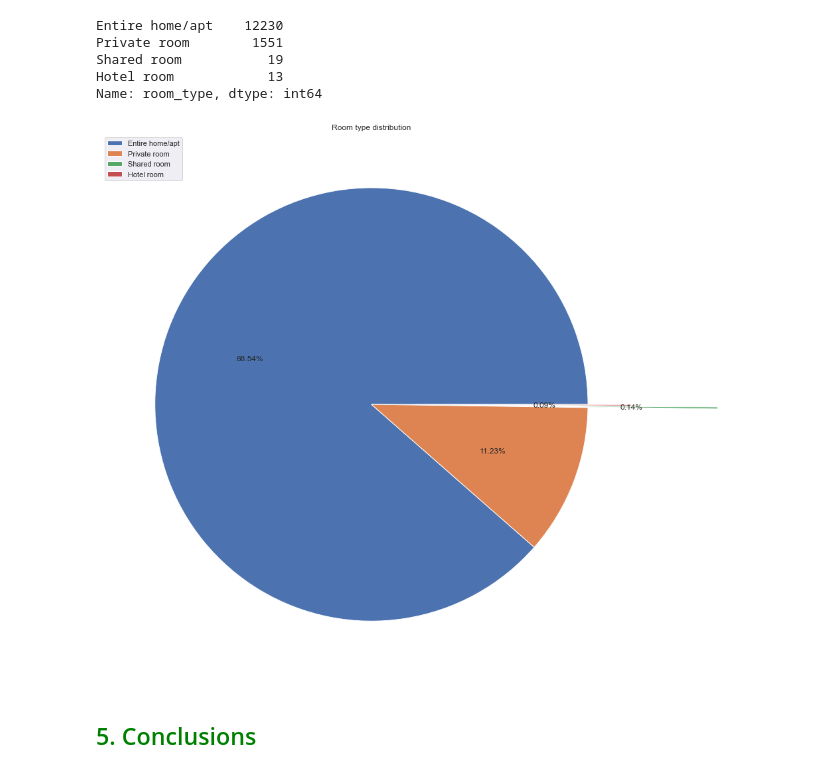
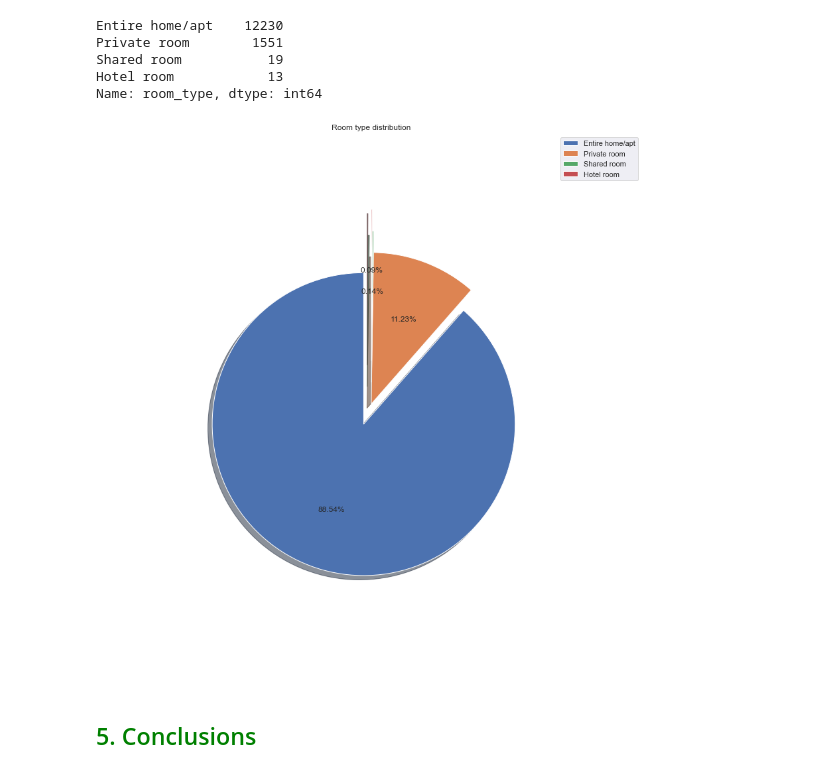
Before and after one commit to Arlinda96/BA-Project, a Jupyter notebook: Airbnb_Project.ipynb, the cells around one changed output. Cells and saved outputs as stored; diff of their text form; code cells hidden in the pictures.

```diff
--- a/Airbnb_Project.ipynb
+++ b/Airbnb_Project.ipynb
@@ -191,6 +192,9 @@ dataset['last_review'] = pd.to_datetime(dataset['last_review'], format='%Y-%m-%d
 # %%
 max_date = dataset["last_review"].max()
-dataset["days_since_last_review"] = (max_date - dataset["last_review"]).dt.days
+dataset["last_review"] = (max_date - dataset["last_review"]).dt.days
+new_col = {'last_review':'days_since_last_review'}
+
+dataset.rename(columns=new_col, inplace=True)
 # %%
 dataset.head().T
 # %% [output]
@@ -277,7 +301,7 @@ plt.show()
 [figure]
 # %%
 # Create multiple boxplots depending on neighbourhood areas
-sns.set(rc={"figure.figsize":(30, 15)})
+sns.set(rc={"figure.figsize":(20, 15)})
 sns.boxplot(data=dataset, x="price", y="neighbourhood")
 plt.show()
 # %% [output]
@@ -334,12 +443,12 @@ Hotel room            13
 Name: room_type, dtype: int64
 # %%
 # Visualize the room type distribution
-explode = (0, 0, 0.6, 0.2)
-plt.pie(room_type_count, explode=explode, autopct='%.2f%%')
-plt.legend(room_type_count.index, loc = "upper left")
+explode = (0.1, 0, 0.1, 0.2)
+plt.pie(room_type_count, explode=explode, autopct='%.2f%%',radius=0.7,startangle = 90, shadow=True)
+plt.legend(room_type_count.index)
 plt.title("Room type distribution")
 plt.show()
 # %% [output]
-[figure, old version]
+[figure, new version]
 # %% [markdown]
 ##  <span style='color:green'> 5. Conclusions </span> <br>
```
Also changed, not shown: parts of 33 cells of this notebook.
